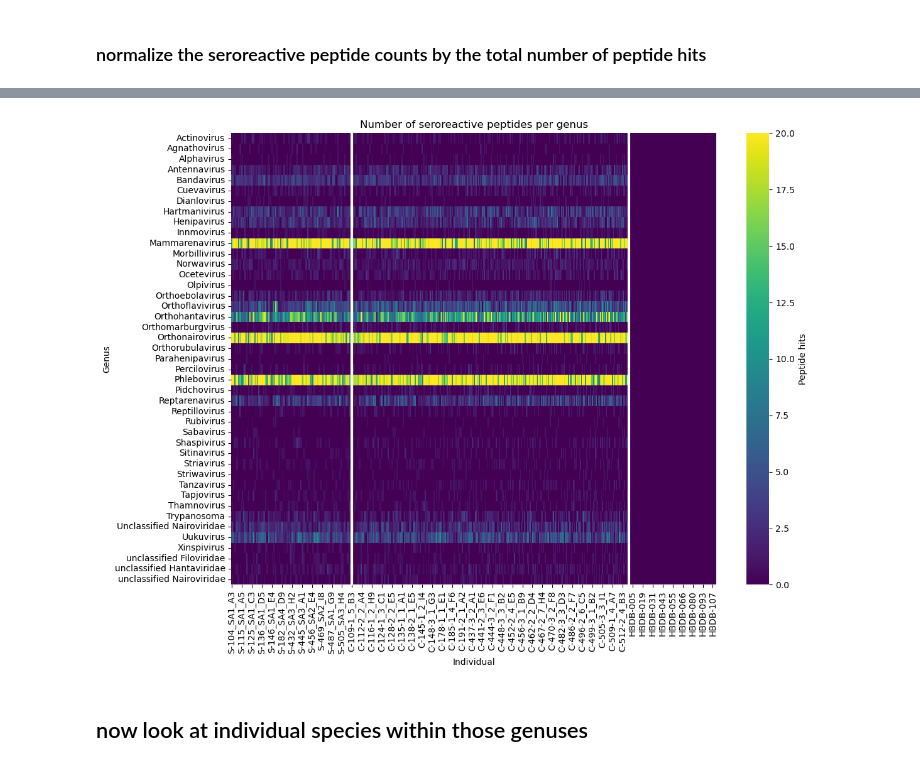
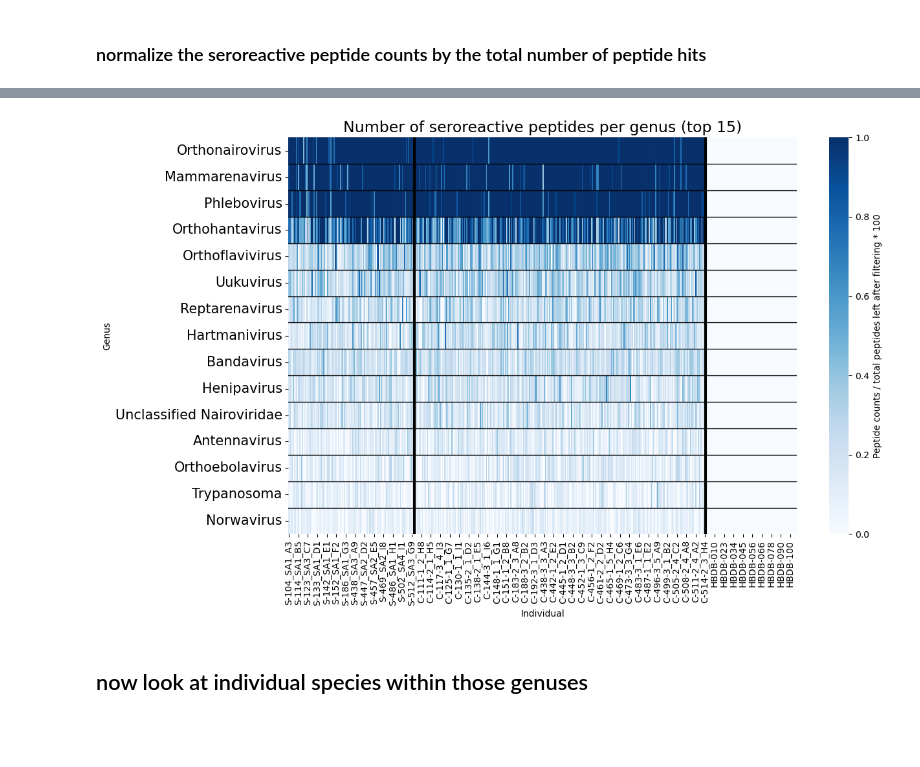
Before and after one commit to sporak577/lasv_phipseq_2026, a Jupyter notebook: Figure_viral_species_individual_thresholds_top_hits.ipynb, the cells around one changed output, grey strips where cells are left out. Drawn from its saved outputs; the diff is of its cells as text; code cells hidden in the pictures; blank space fills up the shorter version.

```diff
--- a/Figure_viral_species_individual_thresholds_top_hits.ipynb
+++ b/Figure_viral_species_individual_thresholds_top_hits.ipynb
@@ -151,9 +149,9 @@ individual_order_species = summary_count_species['individual'].drop_duplicates()
 # %% [markdown]
 ### normalize the seroreactive peptide counts by the total number of peptide hits
 # %%
-summary_count['normalized'] = summary_count['n_hits'] / len(hits)
+summary_count['normalized'] = summary_count['n_hits'] / len(hits) * 100
 
-summary_count_genus['normalized'] = summary_count_genus['n_hits'] / len(hits)
+summary_count_genus['normalized'] = summary_count_genus['n_hits'] / len(hits) * 100
 # %%
 heatmap_df = summary_count.pivot(
     index='family',
@@ -197,12 +195,16 @@ import matplotlib.pyplot as plt
 
 plt.figure(figsize=(12,8))
 
+#sort by maximum value in each row
+heatmap_df = heatmap_df.loc[heatmap_df.max(axis=1).sort_values(ascending=False).index]
+
+
 ax = sns.heatmap(
     heatmap_df,
-    cmap='viridis',
-    cbar_kws={'label': 'Peptide hits'},
+    cmap='Blues',
+    cbar_kws={'label': 'Peptide counts / total peptides left after filtering * 100'},
     vmin=0,
-    vmax=0.05
+    vmax=2
 )
 
 ordered = summary_count[["individual", "category"]].drop_duplicates()
@@ -216,11 +218,15 @@ boundaries = (
 )
 
 for b in boundaries:
-    ax.axvline(b, color="white", lw=3)
+    ax.axvline(b, color="black", lw=2)
+
+for y in range(1, len(heatmap_df)): #counts number of rows
+    ax.axhline(y, color='black', linewidth=1)
 
 plt.xlabel('Individual')
 plt.ylabel('Family')
-plt.title('Number of seroreactive peptides per family - Normalized by len(pep hits)')
+plt.yticks(fontsize=13)
+plt.title('Normalized number of seroreactive peptides per family', fontsize=15)
 plt.tight_layout()
 plt.show()
 # %% [output]
@@ -262,37 +284,46 @@ plt.show()
 # %%
 import seaborn as sns
 import matplotlib.pyplot as plt
 
-plt.figure(figsize=(12,9))
+plt.figure(figsize=(13,8))
+
+#sort highest to lowest in heatmap
+heatmap_df_genus = heatmap_df_genus.loc[heatmap_df_genus.mean(axis=1).sort_values(ascending=False).index]
+
 
 ax = sns.heatmap(
-    heatmap_df_genus,
-    cmap='viridis',
-    cbar_kws={'label': 'Peptide hits'},
+    heatmap_df_genus.head(15),
+    cmap='Blues',
+    cbar_kws={'label': 'Peptide counts / total peptides left after filtering * 100'},
     vmin=0,
-    vmax=20
+    vmax=1
 )
 
 ordered = summary_count_genus[["individual", "category"]].drop_duplicates()
 
 boundaries = (
     ordered["category"]
     .ne(ordered["category"].shift()) #ne is a pandas method for not equal (!=). it finds the boundaries between groups
     .to_numpy()
     .nonzero()[0][1:] #extracts the positions where the comparison is True. nonzero returns a tuple, so we take the first element
     #[1:] skips the very first True, because it isn't a real boundary.
 )
 
 for b in boundaries:
-    ax.axvline(b, color="white", lw=3)
+    ax.axvline(b, color="black", lw=3)
+
+
+for y in range(1, len(heatmap_df_genus.head(15))): #counts number of rows
+    ax.axhline(y, color='black', linewidth=1)
 
 plt.xlabel('Individual')
 plt.ylabel('Genus')
-plt.title('Number of seroreactive peptides per genus')
+plt.yticks(fontsize=15)
+plt.title('Number of seroreactive peptides per genus (top 15)', fontsize=17)
 plt.tight_layout()
 plt.show()
 # %% [output]
-[figure, old version]
+[figure, new version]
 # %% [markdown]
 ## now look at individual species within those genuses
 # %%
```
Also changed, not shown: parts of 21 cells of this notebook, 34 other files.
